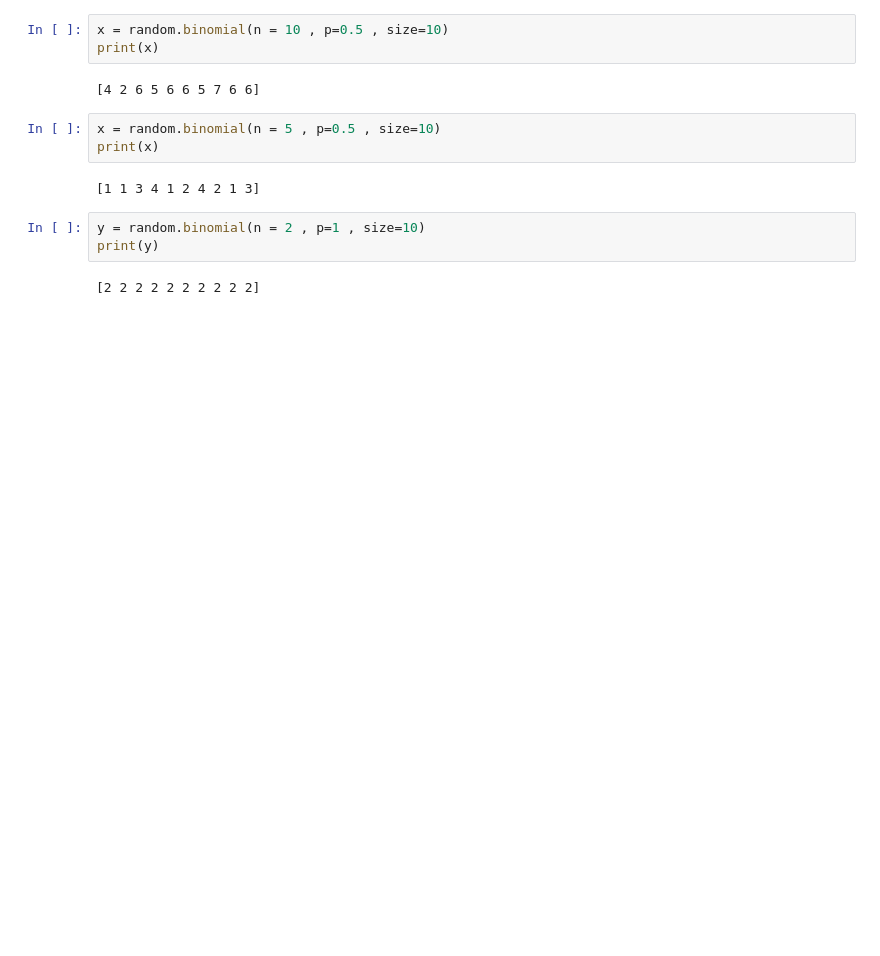
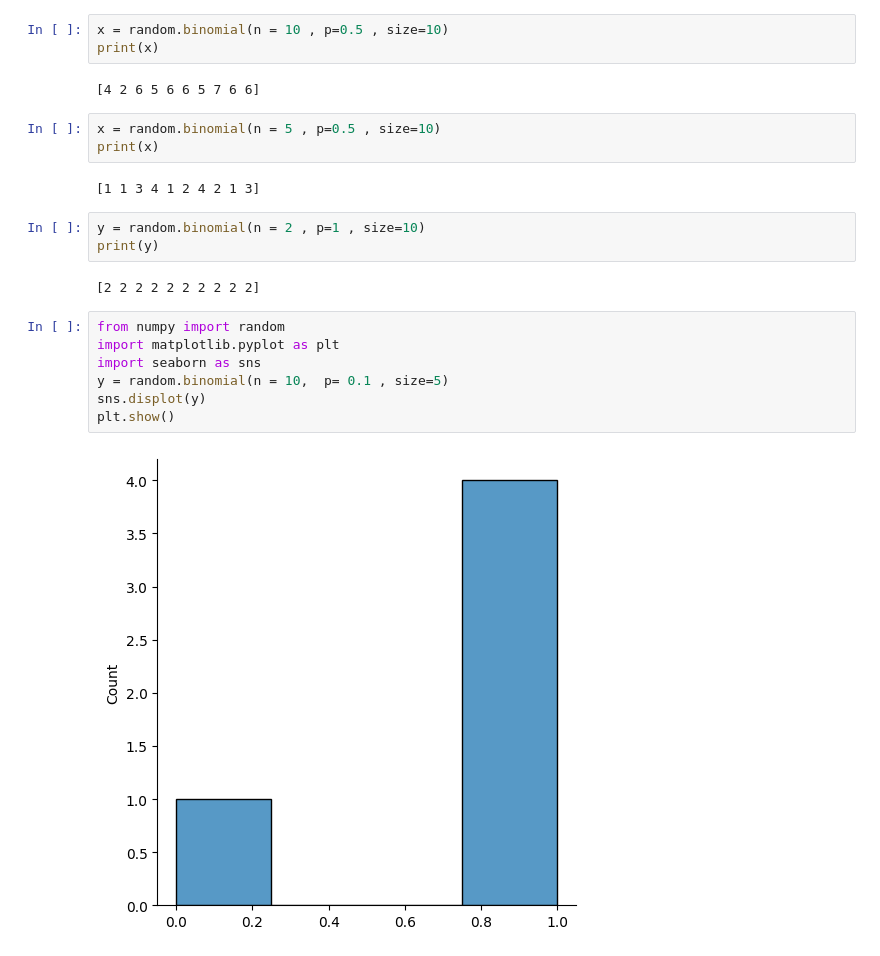
Before and after one commit to wahidali4321/python-for-machine-learning, a Jupyter notebook: Untitled-1.ipynb, the cells around one changed output. Drawn from its saved outputs; the diff is of its cells as text; blank space fills up the shorter version.

Commit message:
Visualization

```diff
--- a/Untitled-1.ipynb
+++ b/Untitled-1.ipynb
@@ -774,3 +774,12 @@ y = random.binomial(n = 2 , p=1 , size=10)
 print(y)
 # %% [output]
 [2 2 2 2 2 2 2 2 2 2]
+# %%
+from numpy import random
+import matplotlib.pyplot as plt
+import seaborn as sns
+y = random.binomial(n = 10,  p= 0.1 , size=5)
+sns.displot(y)
+plt.show()
+# %% [output]
+[figure, added]
```
